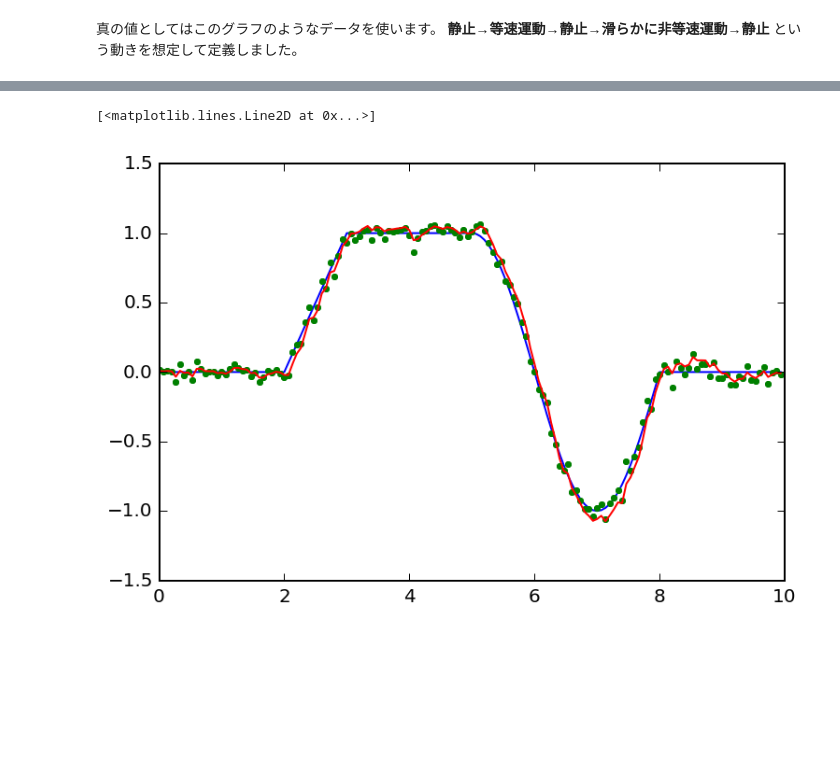
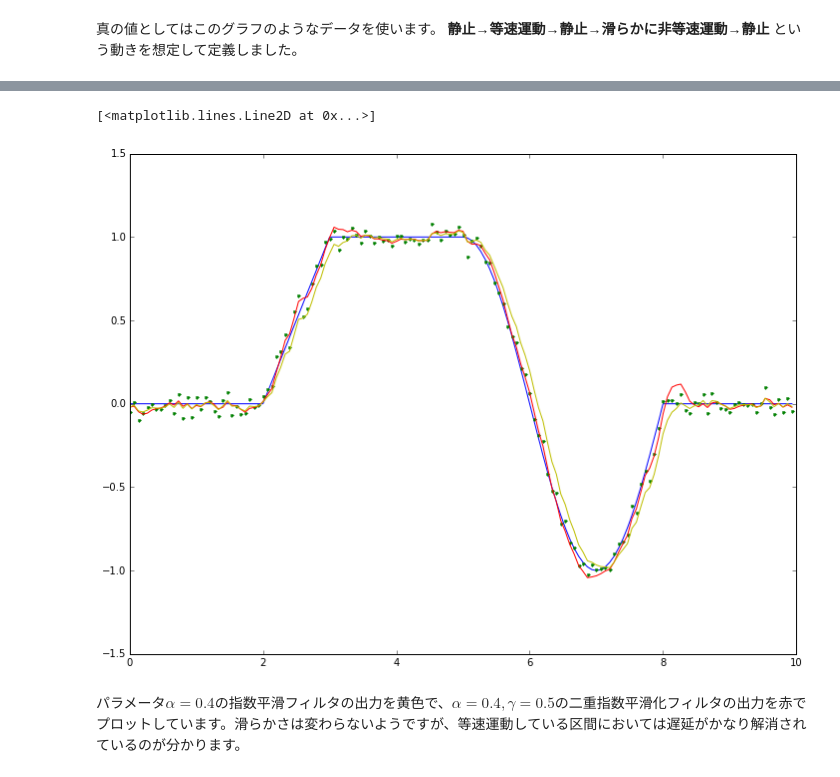
Before and after one commit to wingcloud/notebooks, a Jupyter notebook: SmoothingFilter1.ipynb, the cells around one changed output, grey strips where cells are left out. Drawn from its saved outputs; the diff is of its cells as text; code cells hidden in the pictures; blank space fills up the shorter version.

```diff
--- a/SmoothingFilter1.ipynb
+++ b/SmoothingFilter1.ipynb
@@ -6,6 +6,3 @@
 import numpy as np
 # %%
 import matplotlib.pyplot as plt
-# %%
-import matplotlib
-matplotlib.rcParams['savefig.dpi'] = 150
@@ -14,3 +9,6 @@ matplotlib.rcParams['savefig.dpi'] = 150
+# %%
+%matplotlib inline
+plt.rcParams['figure.figsize'] = (12.0, 9.0)
 # %%
 import random
 # %% [markdown]
@@ -140,6 +174,7 @@ plt.plot(t,pData3,'r')
 # %%
 def ExponentialSmoothing(data,alpha):
     filtered = np.zeros(data.size)
+    filtered[0]=alpha*data[0]
     for i in range(data.size):
         if i>0:
             filtered[i]=alpha*data[i]+(1-alpha)*filtered[i-1]
@@ -163,10 +213,14 @@ def DoubleExponentialSmoothing(data,alpha,gamma):
         b[i]=gamma*(filtered[i]-filtered[i-1])+(1-gamma)*b[i-1]
     return filtered
 # %%
-pData5=DoubleExponentialSmoothing(oData,0.5,0.1)
+pData5=ExponentialSmoothing(oData,0.4)
+pData6=DoubleExponentialSmoothing(oData,0.4,0.5)
 plt.plot(t,tData,'b')
 plt.plot(t,oData,'.g')
-plt.plot(t,pData5,'r')
+plt.plot(t,pData6,'r')
+plt.plot(t,pData5,'y')
 # %% [output]
 [<matplotlib.lines.Line2D at 0x...>]
-[figure, old version]
+[figure, new version]
+# %% [markdown]
+パラメータ$\alpha=0.4$の指数平滑フィルタの出力を黄色で、$\alpha=0.4,\gamma=0.5$の二重指数平滑化フィルタの出力を赤でプロットしています。滑らかさは変わらないようですが、等速運動している区間においては遅延がかなり解消されているのが分かります。
```
Also changed, not shown: parts of 19 cells of this notebook.
